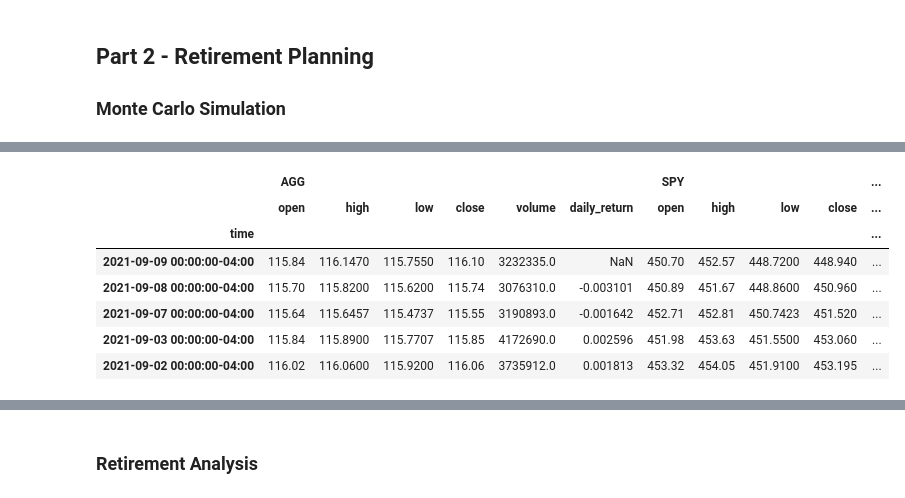
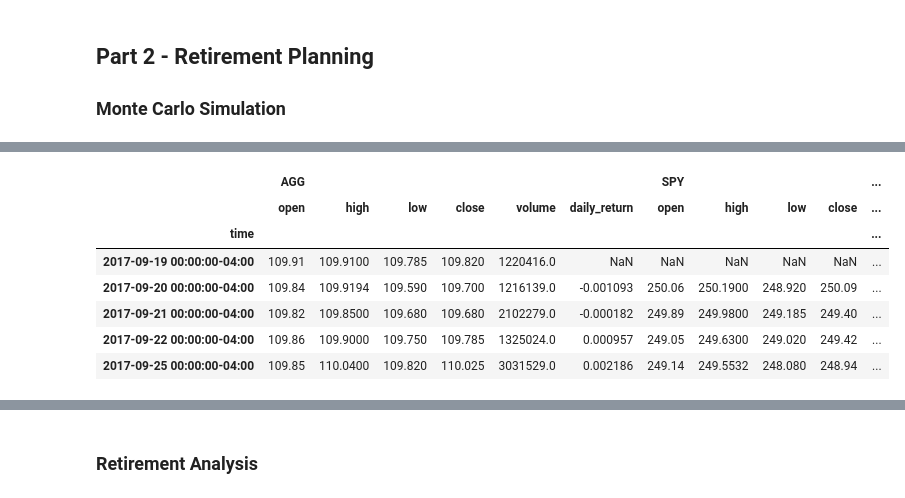
Before and after one commit to Luke-Mac/financial_planning, a Jupyter notebook: financial-planner.ipynb, the cells around one changed output, grey strips where cells are left out. Saved outputs shown, nothing was run; the diff lists cells and outputs as text; code cells hidden in the pictures.

```diff
--- a/financial-planner.ipynb
+++ b/financial-planner.ipynb
@@ -265,7 +265,7 @@ df_stock_data = alpaca.get_barset(
     end=end_date,
     limit=1000,
 ).df
-df_stock_data = df_stock_data.sort_index(ascending=False)
+
 # Display sample data
 df_stock_data.head()
 # %% [output]
@@ -280,26 +280,26 @@ df_stock_data.head()
 # %%
 # Configuring a Monte Carlo simulation to forecast 30 years cumulative returns
 # Set number of simulations
-num_sims = 200
+num_sims = 500
 
 MC_thirty_year = MCSimulation(
     portfolio_data = df_stock_data,
-    weights = [.40,.60],
+    weights = [.40, .60],
     num_simulation = num_sims,
-    num_trading_days = 252*30
+    num_trading_days = 252 * 30
 )
 
 # Print the simulation input data
 MC_thirty_year.portfolio_data.head()
 # %% [output]
 |  | AGG |  |  |  |  |  | SPY |  |  |  | ... |
 |  | open | high | low | close | volume | daily_return | open | high | low | close | ... |
 | time |  |  |  |  |  |  |  |  |  |  | ... |
-| 2021-09-09 00:00:00-04:00 | 115.84 | 116.1470 | 115.7550 | 116.10 | 3232335.0 | NaN | 450.70 | 452.57 | 448.7200 | 448.940 | ... |
-| 2021-09-08 00:00:00-04:00 | 115.70 | 115.8200 | 115.6200 | 115.74 | 3076310.0 | -0.003101 | 450.89 | 451.67 | 448.8600 | 450.960 | ... |
-| 2021-09-07 00:00:00-04:00 | 115.64 | 115.6457 | 115.4737 | 115.55 | 3190893.0 | -0.001642 | 452.71 | 452.81 | 450.7423 | 451.520 | ... |
-| 2021-09-03 00:00:00-04:00 | 115.84 | 115.8900 | 115.7707 | 115.85 | 4172690.0 | 0.002596 | 451.98 | 453.63 | 451.5500 | 453.060 | ... |
-| 2021-09-02 00:00:00-04:00 | 116.02 | 116.0600 | 115.9200 | 116.06 | 3735912.0 | 0.001813 | 453.32 | 454.05 | 451.9100 | 453.195 | ... |
+| 2017-09-19 00:00:00-04:00 | 109.91 | 109.9100 | 109.785 | 109.820 | 1220416.0 | NaN | NaN | NaN | NaN | NaN | ... |
+| 2017-09-20 00:00:00-04:00 | 109.84 | 109.9194 | 109.590 | 109.700 | 1216139.0 | -0.001093 | 250.06 | 250.1900 | 248.920 | 250.09 | ... |
+| 2017-09-21 00:00:00-04:00 | 109.82 | 109.8500 | 109.680 | 109.680 | 2102279.0 | -0.000182 | 249.89 | 249.9800 | 249.185 | 249.40 | ... |
+| 2017-09-22 00:00:00-04:00 | 109.86 | 109.9000 | 109.750 | 109.785 | 1325024.0 | 0.000957 | 249.05 | 249.6300 | 249.020 | 249.42 | ... |
+| 2017-09-25 00:00:00-04:00 | 109.85 | 110.0400 | 109.820 | 110.025 | 3031529.0 | 0.002186 | 249.14 | 249.5532 | 248.080 | 248.94 | ... |
 # %%
 # Running a Monte Carlo simulation to forecast 30 years cumulative returns
 MC_thirty_year.calc_cumulative_return()
```
Also changed, not shown: parts of 7 cells of this notebook.
